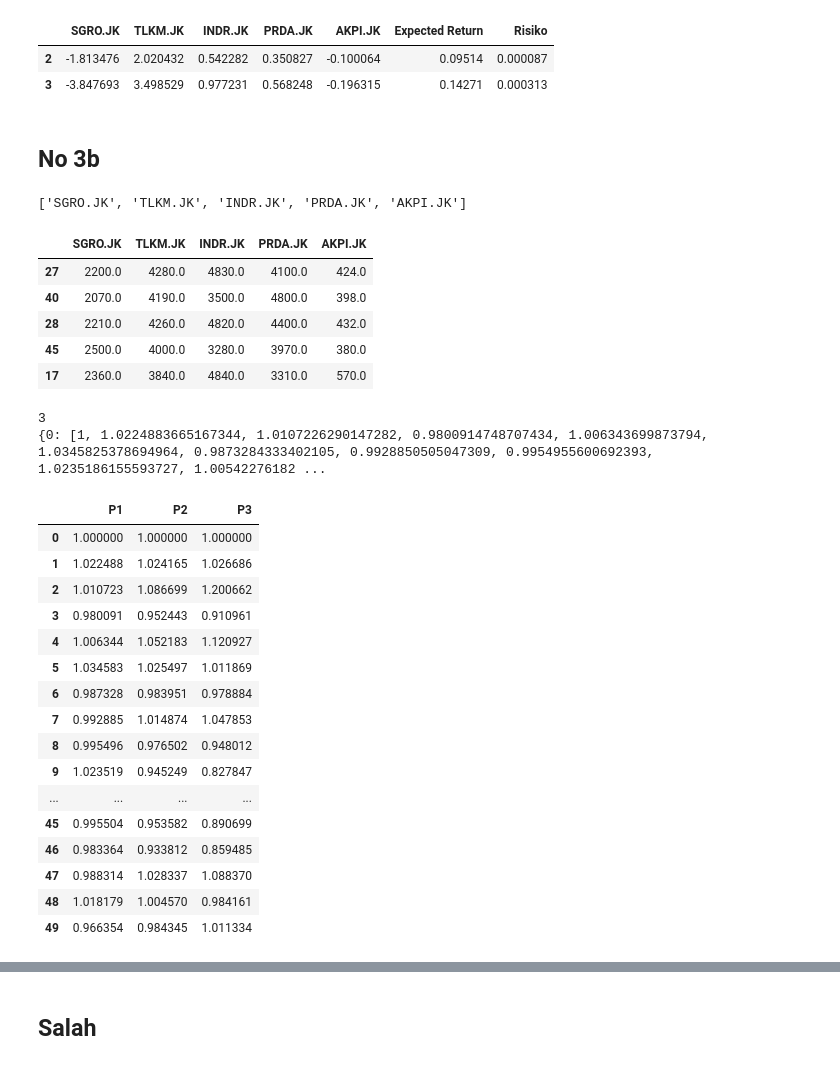
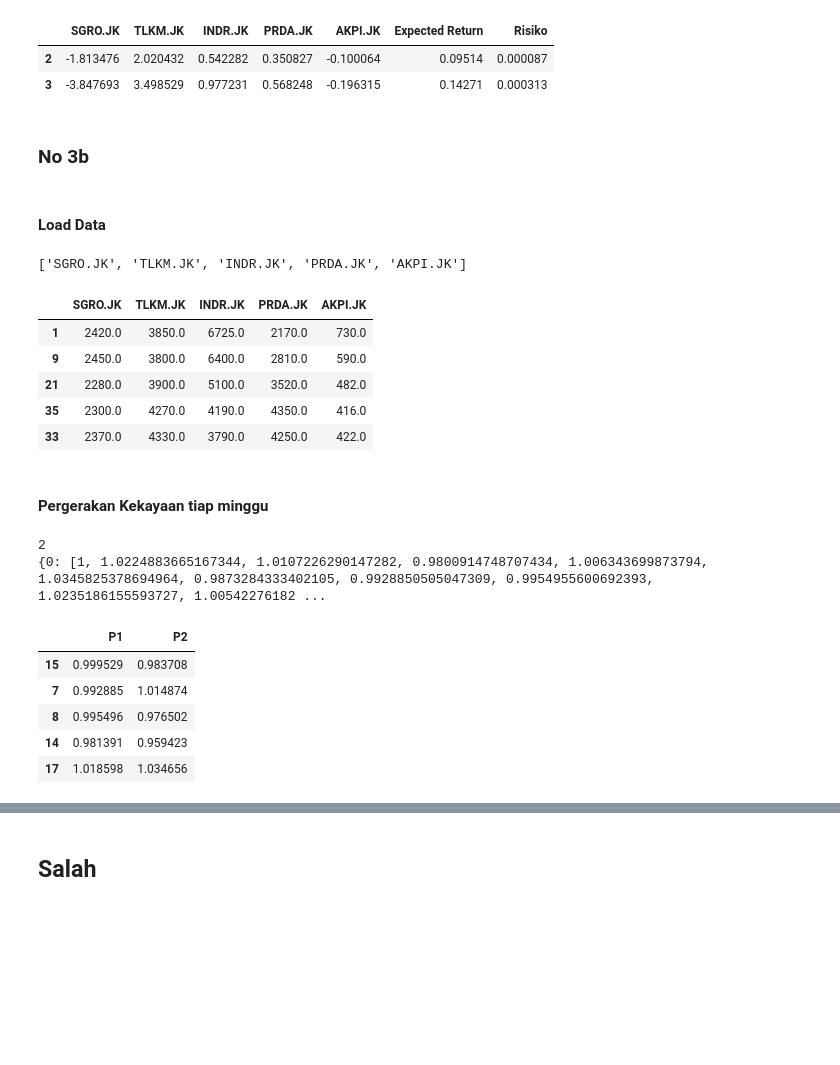
Before and after one commit to relfarizi/Portfolio-Saham, a Jupyter notebook: Portfolio_Saham.ipynb, the cells around one changed output, grey strips where cells are left out. Saved outputs shown, nothing was run; the diff lists cells and outputs as text; code cells hidden in the pictures; blank space fills up the shorter version.

```diff
--- a/Portfolio_Saham.ipynb
+++ b/Portfolio_Saham.ipynb
@@ -13,6 +29,4 @@ import regex as re
 # %%
-kode_saham =["SGRO.JK","TLKM.JK","INDR.JK","PRDA.JK","AKPI.JK"]
-
 def load_data(tahun,kode_saham = kode_saham) :
   kode_tmp = []
   sama = False
@@ -34,13 +48,7 @@ def load_data(tahun,kode_saham = kode_saham) :
     df = []
     for i in range(n) :
       datas = pd.read_csv(github+kode_saham[i]+".csv")
-
-      if re.findall("adsad",kode_saham[i]):
-        tmp = datas["Close"].tolist()
-        data_tmp = convert_to_dollar(tmp)
-      else :
-        data_tmp =datas["Close"]
-      df.append(pd.DataFrame(data_tmp))
+      df.append(pd.DataFrame(datas["Close"]))
       #print(data_tmp.shape)
     dataset = pd.concat(df, axis=1, sort=False)
     dataset = dataset.dropna()
@@ -195,12 +166,0 @@ function_var(dataset)
-# %%
-import matplotlib.pyplot as plt
-
-y = m
-x = var
-
-plt.figure(figsize=(20,10))
-#plt.plot(x,y)
-plt.scatter(x,y)
-plt.xlabel("Expected Return")
-plt.ylabel("Risiko")
-plt.show()
@@ -455,7 +500,7 @@ list_bobot = []
 i = 0
 print(kode_saham)
 
-w_use = new_df.iloc[:3,:n]
+w_use = new_df.iloc[:2,:n]
 
 ER = Expected_Return(K_2019,w_use)
 
@@ -491,7 +535,9 @@ new_df.iloc[[2,3],:]
 | 2 | -1.813476 | 2.020432 | 0.542282 | 0.350827 | -0.100064 | 0.09514 | 0.000087 |
 | 3 | -3.847693 | 3.498529 | 0.977231 | 0.568248 | -0.196315 | 0.14271 | 0.000313 |
 # %% [markdown]
-## No 3b
+### No 3b
+# %% [markdown]
+#### Load Data
 # %%
 kode_saham = kode_saham[:n]
 print(kode_saham)
@@ -500,55 +546,46 @@ dataset_2020.sample(5)
 # %% [output]
 ['SGRO.JK', 'TLKM.JK', 'INDR.JK', 'PRDA.JK', 'AKPI.JK']
 |  | SGRO.JK | TLKM.JK | INDR.JK | PRDA.JK | AKPI.JK |
-| 27 | 2200.0 | 4280.0 | 4830.0 | 4100.0 | 424.0 |
-| 40 | 2070.0 | 4190.0 | 3500.0 | 4800.0 | 398.0 |
-| 28 | 2210.0 | 4260.0 | 4820.0 | 4400.0 | 432.0 |
-| 45 | 2500.0 | 4000.0 | 3280.0 | 3970.0 | 380.0 |
-| 17 | 2360.0 | 3840.0 | 4840.0 | 3310.0 | 570.0 |
+| 1 | 2420.0 | 3850.0 | 6725.0 | 2170.0 | 730.0 |
+| 9 | 2450.0 | 3800.0 | 6400.0 | 2810.0 | 590.0 |
+| 21 | 2280.0 | 3900.0 | 5100.0 | 3520.0 | 482.0 |
+| 35 | 2300.0 | 4270.0 | 4190.0 | 4350.0 | 416.0 |
+| 33 | 2370.0 | 4330.0 | 3790.0 | 4250.0 | 422.0 |
+# %% [markdown]
+#### Pergerakan Kekayaan tiap minggu
 # %%
 VP = {}
 V0 = 1
 n_port = w_use.shape[0]
 for i in range(n_port):
   VP[i] = [V0]
 
 print(n_port)
 
 for i in range(n_port):
   for j in range(dataset_2020.shape[0]-1):
     V = 0
     for saham in dataset_2020 :
       Sn = dataset_2020[saham][j+1]
       Sm = dataset_2020[saham][j]
 
       K = (Sn-Sm)/Sm
 
       w = w_use[saham][i]
       V += K*w
     VP[i].append((1+V)*V0)
 
 print(VP)
 
 df_sim = pd.DataFrame(VP)
 df_sim.columns = ["P"+str(i+1) for i in range(n_port)]
-df_sim
+df_sim.sample(5)
 # %% [output]
-3
+2
 {0: [1, 1.0224883665167344, 1.0107226290147282, 0.9800914748707434, 1.006343699873794, 1.0345825378694964, 0.9873284333402105, 0.9928850505047309, 0.9954955600692393, 1.0235186155593727, 1.00542276182 ...
-|  | P1 | P2 | P3 |
-| 0 | 1.000000 | 1.000000 | 1.000000 |
-| 1 | 1.022488 | 1.024165 | 1.026686 |
-| 2 | 1.010723 | 1.086699 | 1.200662 |
-| 3 | 0.980091 | 0.952443 | 0.910961 |
-| 4 | 1.006344 | 1.052183 | 1.120927 |
-| 5 | 1.034583 | 1.025497 | 1.011869 |
-| 6 | 0.987328 | 0.983951 | 0.978884 |
-| 7 | 0.992885 | 1.014874 | 1.047853 |
-| 8 | 0.995496 | 0.976502 | 0.948012 |
-| 9 | 1.023519 | 0.945249 | 0.827847 |
-| ... | ... | ... | ... |
-| 45 | 0.995504 | 0.953582 | 0.890699 |
-| 46 | 0.983364 | 0.933812 | 0.859485 |
-| 47 | 0.988314 | 1.028337 | 1.088370 |
-| 48 | 1.018179 | 1.004570 | 0.984161 |
-| 49 | 0.966354 | 0.984345 | 1.011334 |
+|  | P1 | P2 |
+| 15 | 0.999529 | 0.983708 |
+| 7 | 0.992885 | 1.014874 |
+| 8 | 0.995496 | 0.976502 |
+| 14 | 0.981391 | 0.959423 |
+| 17 | 1.018598 | 1.034656 |
```
Also changed, not shown: parts of 70 cells of this notebook.
